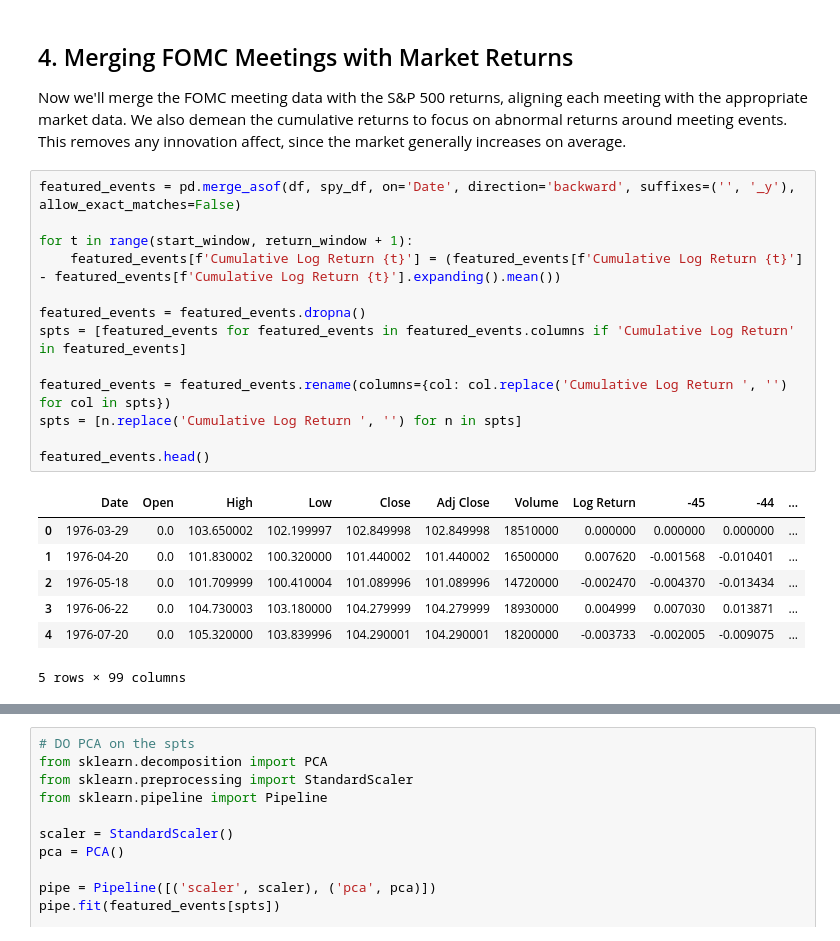
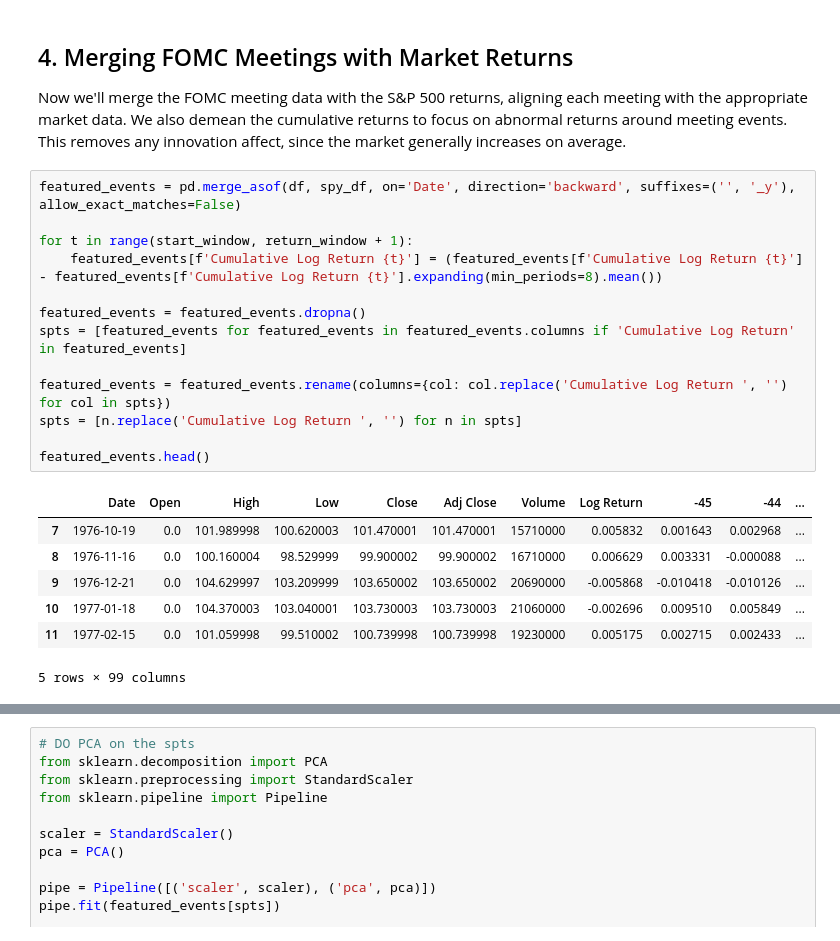
Before and after one commit to Aman-Rana-02/Event_Studies_with_Component_Analysis, a Jupyter notebook: scripts/2.0.FOMC_case_study.ipynb, the cells around one changed output, grey strips where cells are left out. Drawn from its saved outputs; the diff is of its cells as text.

```diff
--- a/scripts/2.0.FOMC_case_study.ipynb
+++ b/scripts/2.0.FOMC_case_study.ipynb
@@ -62,21 +62,21 @@ Now we'll merge the FOMC meeting data with the S&P 500 returns, aligning each me
 # %%
 featured_events = pd.merge_asof(df, spy_df, on='Date', direction='backward', suffixes=('', '_y'), allow_exact_matches=False)
 
 for t in range(start_window, return_window + 1):
-    featured_events[f'Cumulative Log Return {t}'] = (featured_events[f'Cumulative Log Return {t}'] - featured_events[f'Cumulative Log Return {t}'].expanding().mean())
+    featured_events[f'Cumulative Log Return {t}'] = (featured_events[f'Cumulative Log Return {t}'] - featured_events[f'Cumulative Log Return {t}'].expanding(min_periods=8).mean())
 
 featured_events = featured_events.dropna()
 spts = [featured_events for featured_events in featured_events.columns if 'Cumulative Log Return' in featured_events]
 
 featured_events = featured_events.rename(columns={col: col.replace('Cumulative Log Return ', '') for col in spts})
 spts = [n.replace('Cumulative Log Return ', '') for n in spts]
 
 featured_events.head()
 # %% [output]
 |  | Date | Open | High | Low | Close | Adj Close | Volume | Log Return | -45 | -44 | ... |
-| 0 | 1976-03-29 | 0.0 | 103.650002 | 102.199997 | 102.849998 | 102.849998 | 18510000 | 0.000000 | 0.000000 | 0.000000 | ... |
-| 1 | 1976-04-20 | 0.0 | 101.830002 | 100.320000 | 101.440002 | 101.440002 | 16500000 | 0.007620 | -0.001568 | -0.010401 | ... |
-| 2 | 1976-05-18 | 0.0 | 101.709999 | 100.410004 | 101.089996 | 101.089996 | 14720000 | -0.002470 | -0.004370 | -0.013434 | ... |
-| 3 | 1976-06-22 | 0.0 | 104.730003 | 103.180000 | 104.279999 | 104.279999 | 18930000 | 0.004999 | 0.007030 | 0.013871 | ... |
-| 4 | 1976-07-20 | 0.0 | 105.320000 | 103.839996 | 104.290001 | 104.290001 | 18200000 | -0.003733 | -0.002005 | -0.009075 | ... |
+| 7 | 1976-10-19 | 0.0 | 101.989998 | 100.620003 | 101.470001 | 101.470001 | 15710000 | 0.005832 | 0.001643 | 0.002968 | ... |
+| 8 | 1976-11-16 | 0.0 | 100.160004 | 98.529999 | 99.900002 | 99.900002 | 16710000 | 0.006629 | 0.003331 | -0.000088 | ... |
+| 9 | 1976-12-21 | 0.0 | 104.629997 | 103.209999 | 103.650002 | 103.650002 | 20690000 | -0.005868 | -0.010418 | -0.010126 | ... |
+| 10 | 1977-01-18 | 0.0 | 104.370003 | 103.040001 | 103.730003 | 103.730003 | 21060000 | -0.002696 | 0.009510 | 0.005849 | ... |
+| 11 | 1977-02-15 | 0.0 | 101.059998 | 99.510002 | 100.739998 | 100.739998 | 19230000 | 0.005175 | 0.002715 | 0.002433 | ... |
 5 rows × 99 columns
```
Also changed, not shown: parts of 9 cells of this notebook, 6 other files.
